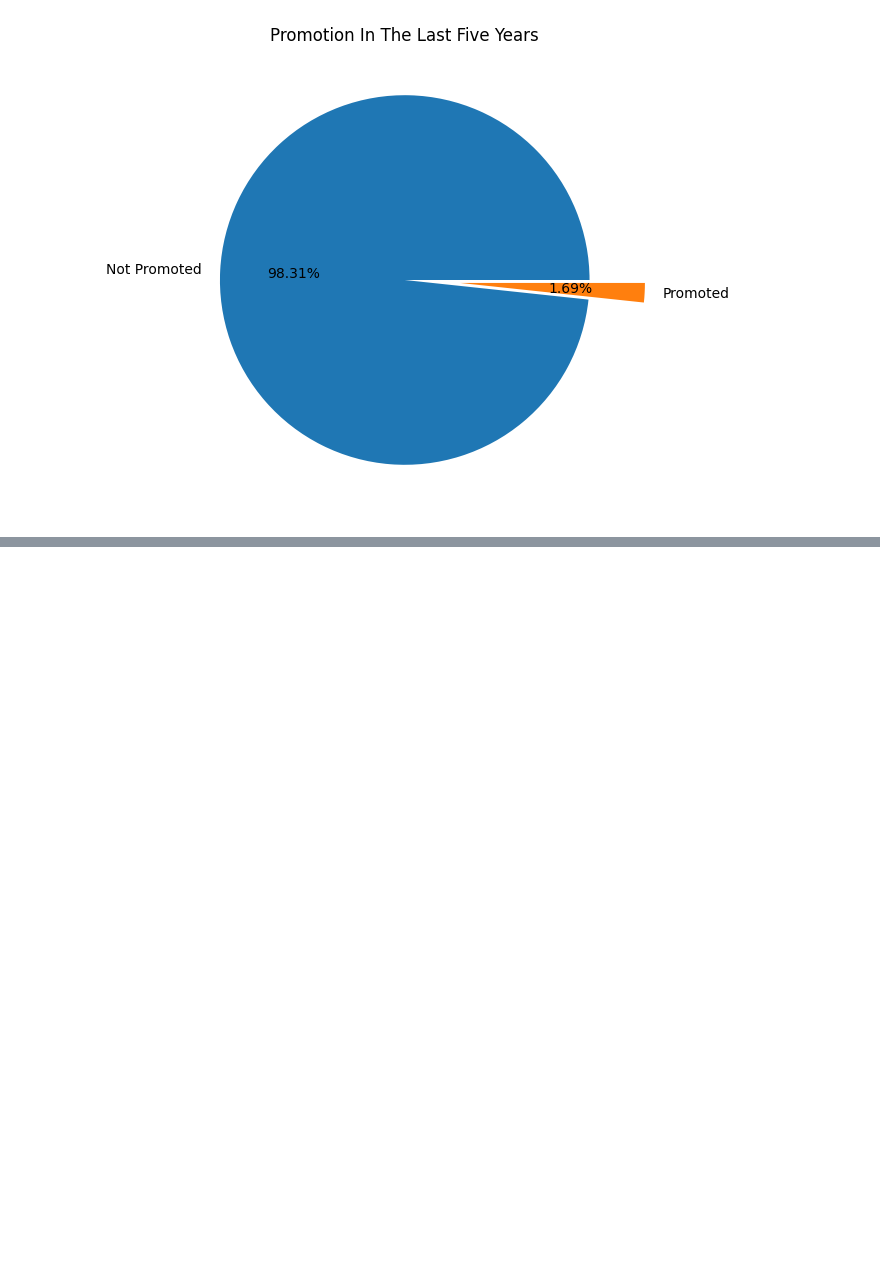
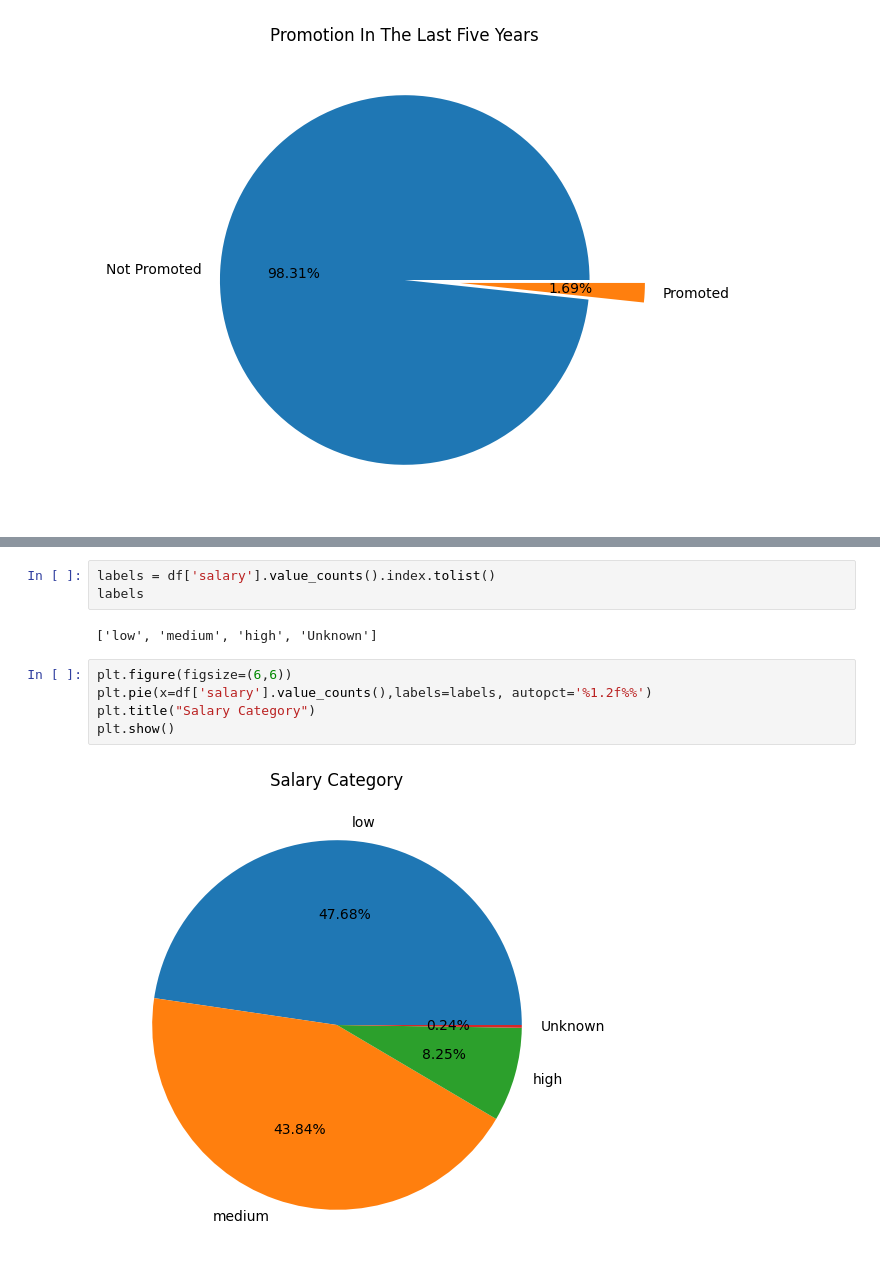
Before and after one commit to dipa-khadka/Datascince_Project, a Jupyter notebook: Hr- employee Prediction/empoyee turnover.ipynb, the cells around one changed output, grey strips where cells are left out. Drawn from its saved outputs; the diff is of its cells as text; blank space fills up the shorter version.

```diff
--- a/Hr- employee Prediction/empoyee turnover.ipynb
+++ b/Hr- employee Prediction/empoyee turnover.ipynb
@@ -278,0 +390,12 @@ df['Work_accident']
+# %%
+labels = df['salary'].value_counts().index.tolist()
+labels
+# %% [output]
+['low', 'medium', 'high', 'Unknown']
+# %%
+plt.figure(figsize=(6,6))
+plt.pie(x=df['salary'].value_counts(),labels=labels, autopct='%1.2f%%')
+plt.title("Salary Category")
+plt.show()
+# %% [output]
+[figure, added]
```
Also changed, not shown: parts of 34 cells of this notebook.
